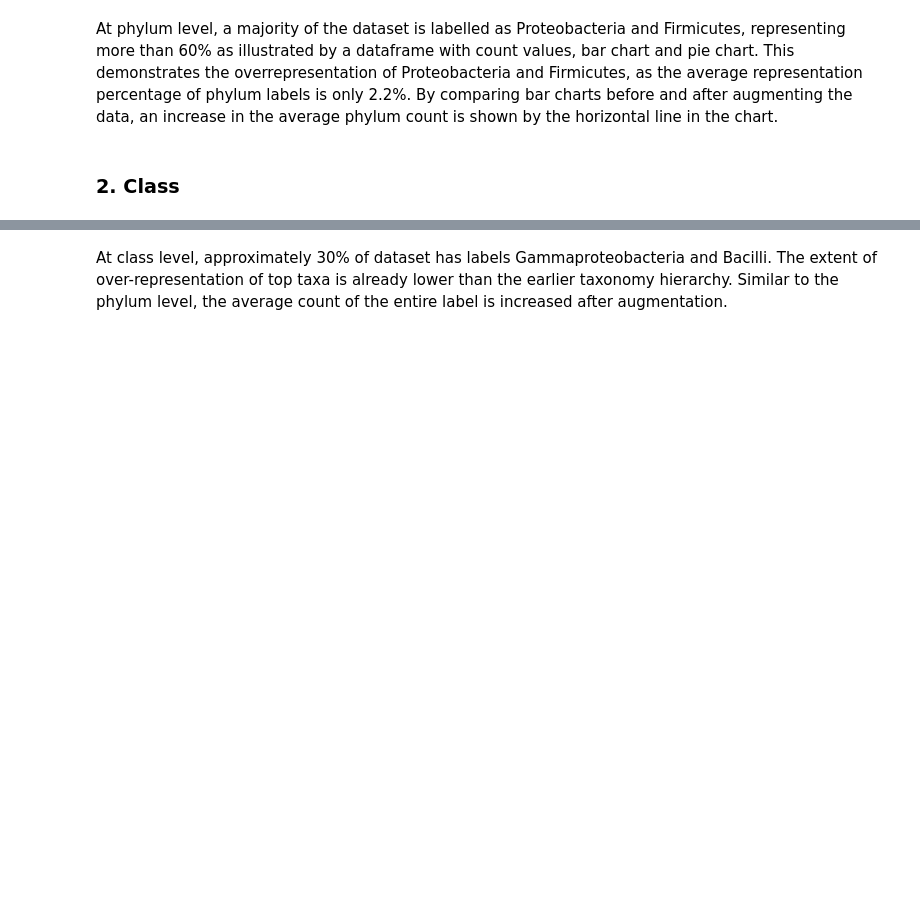
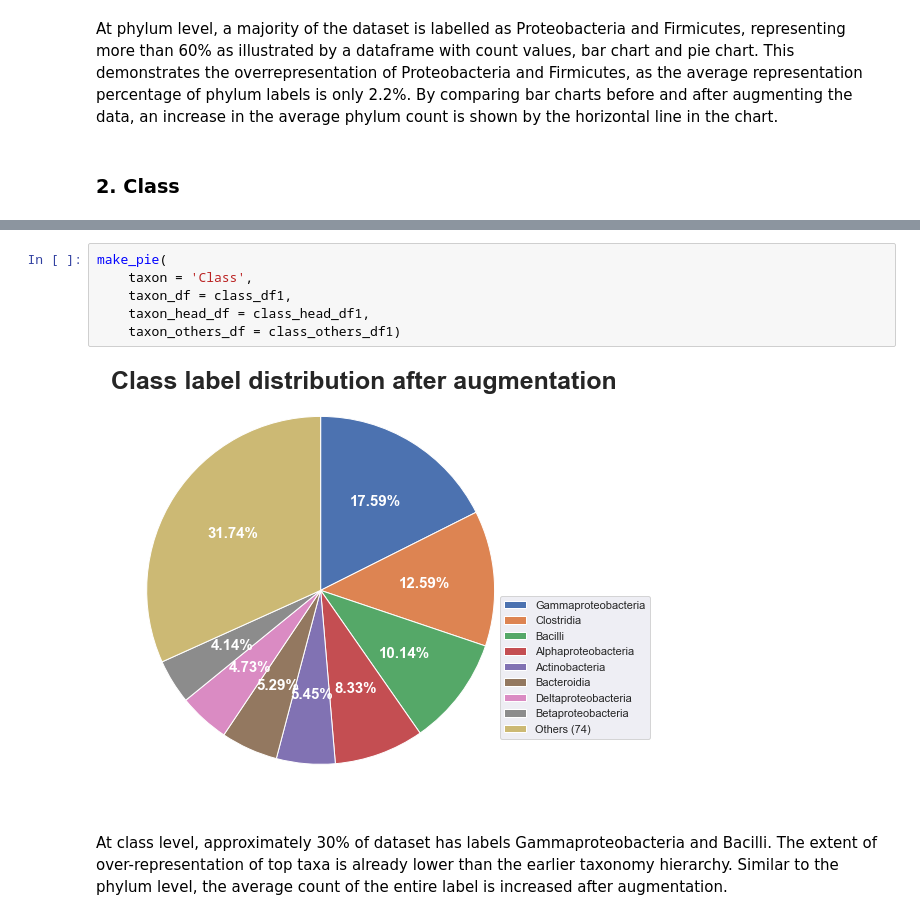
Before and after one commit to Lab-Vankerschaver/RNA-data, a Jupyter notebook: curation_exploration_separation.ipynb, the cells around one changed output, grey strips where cells are left out. Drawn from its saved outputs; the diff is of its cells as text; blank space fills up the shorter version.

```diff
--- a/curation_exploration_separation.ipynb
+++ b/curation_exploration_separation.ipynb
@@ -879,3 +890,11 @@ plt.legend(pie[0],['Gammaproteobacteria',
+# %%
+make_pie(
+    taxon = 'Class',
+    taxon_df = class_df1,
+    taxon_head_df = class_head_df1,
+    taxon_others_df = class_others_df1)
+# %% [output]
+[figure, added]
 # %% [markdown]
 At class level, approximately 30% of dataset has labels Gammaproteobacteria and Bacilli. The extent of over-representation of top taxa is already lower than the earlier taxonomy hierarchy. Similar to the phylum level, the average count of the entire label is increased after augmentation.
 # %% [markdown]
```
Also changed, not shown: parts of 87 cells of this notebook.
